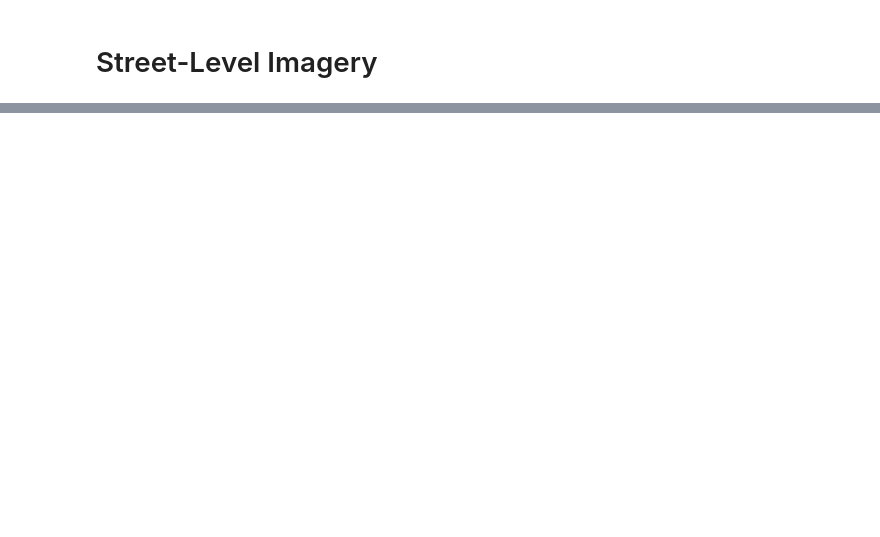
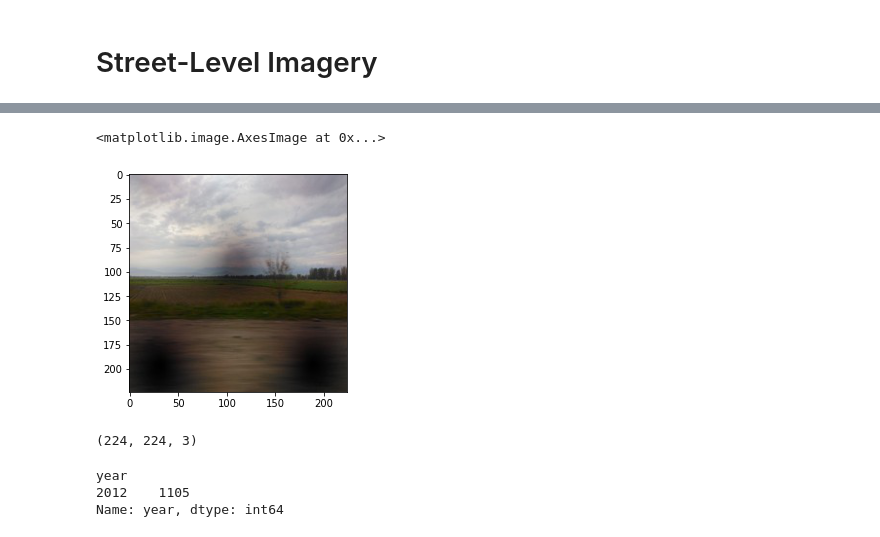
Before and after one commit to disaalda/cs230, a Jupyter notebook: womens_edu/data_preprocessing.ipynb, the cells around one changed output, grey strips where cells are left out. Cells and saved outputs as stored; diff of their text form; code cells hidden in the pictures; blank space fills up the shorter version.

```diff
--- a/womens_edu/data_preprocessing.ipynb
+++ b/womens_edu/data_preprocessing.ipynb
@@ -132,2 +109,7 @@ df_zm[label_cols].head()
 # %% [markdown]
 # Street-Level Imagery
+# %%
+street_df =  pd.read_csv(os.path.join(dataset_root_dir, 'KY.csv'))
+# %%
+street_df['img_path'] = dataset_root_dir + street_df['img_path']
+street_df.head()
@@ -133,0 +123,4 @@ df_zm[label_cols].head()
+# %%
+street_df['img_id'] = street_df['img_id'].astype(str)
+# %%
+street_df['img_path_resized'] =  os.path.join(dataset_root_dir, 'KY') + '/' + street_df['DHSID_EA'] + '/' + street_df['img_id'] + ' resized.jpg'
@@ -133,0 +136,17 @@ df_zm[label_cols].head()
+# %%
+image = plt.imread(street_df['img_path_resized'][1000])
+plt.imshow(image)
+# %% [output]
+<matplotlib.image.AxesImage at 0x...>
+[figure, added]
+# %%
+image.shape # permute this later on
+# %% [output]
+(224, 224, 3)
+# %%
+year_count = street_df.groupby(['year'])['year'].count()
+year_count
+# %% [output]
+year
+2012    1105
+Name: year, dtype: int64
```
Also changed, not shown: parts of 21 cells of this notebook, 1 other file.
